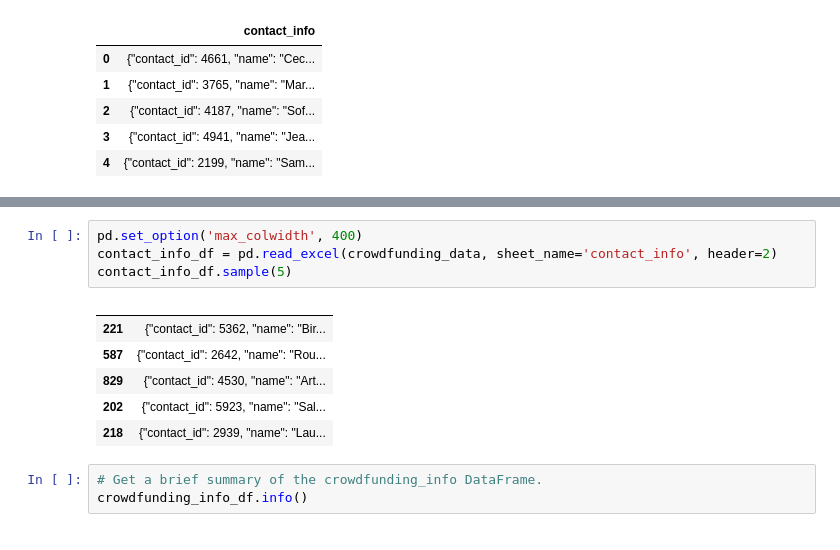
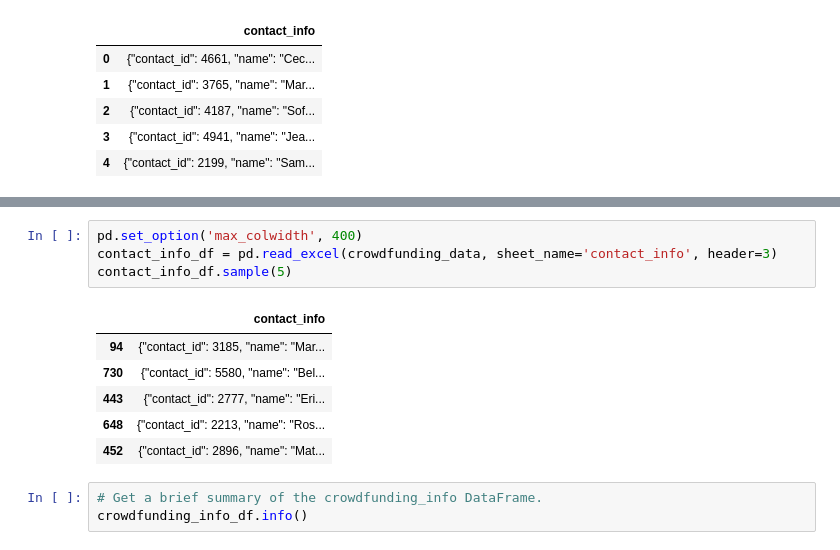
Before and after one commit to princetonduarte/Crowdfundding-ETL, a Jupyter notebook: Untitled1.ipynb, the cells around one changed output, grey strips where cells are left out. Cells and saved outputs as stored; diff of their text form.

```diff
--- a/Untitled1.ipynb
+++ b/Untitled1.ipynb
@@ -49,14 +49,14 @@ crowdfunding_info_df.sample(n=5)
 # %%
 pd.set_option('max_colwidth', 400)
-contact_info_df = pd.read_excel(crowdfunding_data, sheet_name='contact_info', header=2)
+contact_info_df = pd.read_excel(crowdfunding_data, sheet_name='contact_info', header=3)
 contact_info_df.sample(5)
 # %% [output]
-|  |  |
-| 221 | {"contact_id": 5362, "name": "Bir... |
-| 587 | {"contact_id": 2642, "name": "Rou... |
-| 829 | {"contact_id": 4530, "name": "Art... |
-| 202 | {"contact_id": 5923, "name": "Sal... |
-| 218 | {"contact_id": 2939, "name": "Lau... |
+|  | contact_info |
+| 94 | {"contact_id": 3185, "name": "Mar... |
+| 730 | {"contact_id": 5580, "name": "Bel... |
+| 443 | {"contact_id": 2777, "name": "Eri... |
+| 648 | {"contact_id": 2213, "name": "Ros... |
+| 452 | {"contact_id": 2896, "name": "Mat... |
 # %%
 # Get a brief summary of the crowdfunding_info DataFrame.
 crowdfunding_info_df.info()
```
Also changed, not shown: parts of 10 cells of this notebook, 1 other file.
